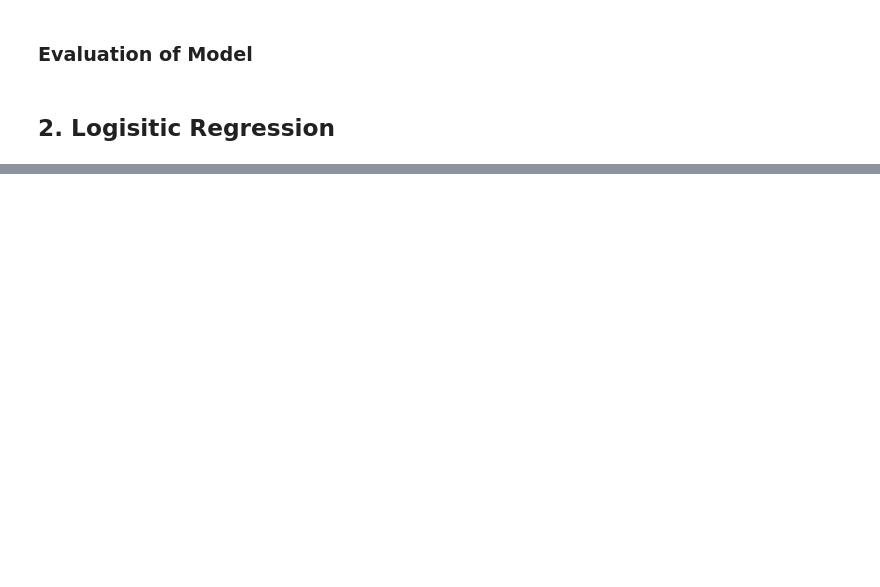
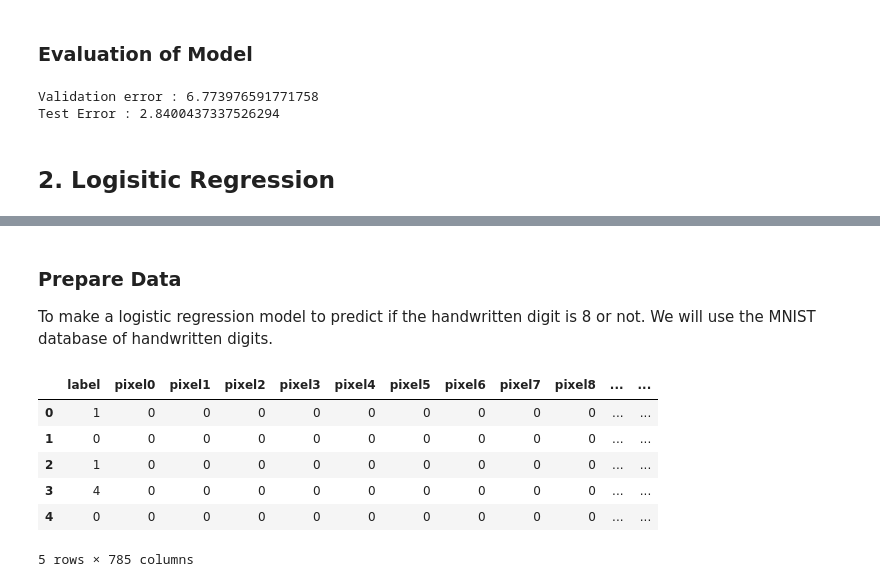
Before and after one commit to pragneshbarik/AI-ML, a Jupyter notebook: Machine_Learning_Algorithms.ipynb, the cells around one changed output, grey strips where cells are left out. Cells and saved outputs as stored; diff of their text form; code cells hidden in the pictures; blank space fills up the shorter version.

```diff
--- a/Machine_Learning_Algorithms.ipynb
+++ b/Machine_Learning_Algorithms.ipynb
@@ -96,5 +97,12 @@ plt.show()
 # %% [markdown]
 ### **Evaluation of Model**
+# %%
+val_error = np.mean((y_val - model.predict(x_val.reshape(len(x_val),1)))**2)
+test_error = np.mean((y_test - model.predict(x_test.reshape(len(x_test),1)))**2)
+print(f"Validation error : {val_error}\nTest Error : {test_error}")
+# %% [output]
+Validation error : 6.773976591771758
+Test Error : 2.8400437337526294
 # %% [markdown]
 ## **2. Logisitic Regression**
 # %% [markdown]
@@ -121 +130,16 @@ $$\theta_j := \theta_j - α\frac{∂}{∂\theta_j}J(\theta_0, \theta_1, ... \the
 $$\frac{∂}{∂θ_j}J(\theta_0, \theta_1, ... \theta_n)=\frac{1}{m}\sum_{i=1}^m(h_\theta(x^i)-y^i).x_j^i$$
+# %% [markdown]
+### **Prepare Data**
+
+To make a logistic regression model to predict if the handwritten digit is 8 or not. We will use the MNIST database of handwritten digits.
+# %%
+mnist_df = pd.read_csv("train.csv")
+display(mnist_df.head())
+# %% [output]
+|  | label | pixel0 | pixel1 | pixel2 | pixel3 | pixel4 | pixel5 | pixel6 | pixel7 | pixel8 | ... | ... |
+| 0 | 1 | 0 | 0 | 0 | 0 | 0 | 0 | 0 | 0 | 0 | ... | ... |
+| 1 | 0 | 0 | 0 | 0 | 0 | 0 | 0 | 0 | 0 | 0 | ... | ... |
+| 2 | 1 | 0 | 0 | 0 | 0 | 0 | 0 | 0 | 0 | 0 | ... | ... |
+| 3 | 4 | 0 | 0 | 0 | 0 | 0 | 0 | 0 | 0 | 0 | ... | ... |
+| 4 | 0 | 0 | 0 | 0 | 0 | 0 | 0 | 0 | 0 | 0 | ... | ... |
+5 rows × 785 columns
```
Also changed, not shown: parts of 6 cells of this notebook.
